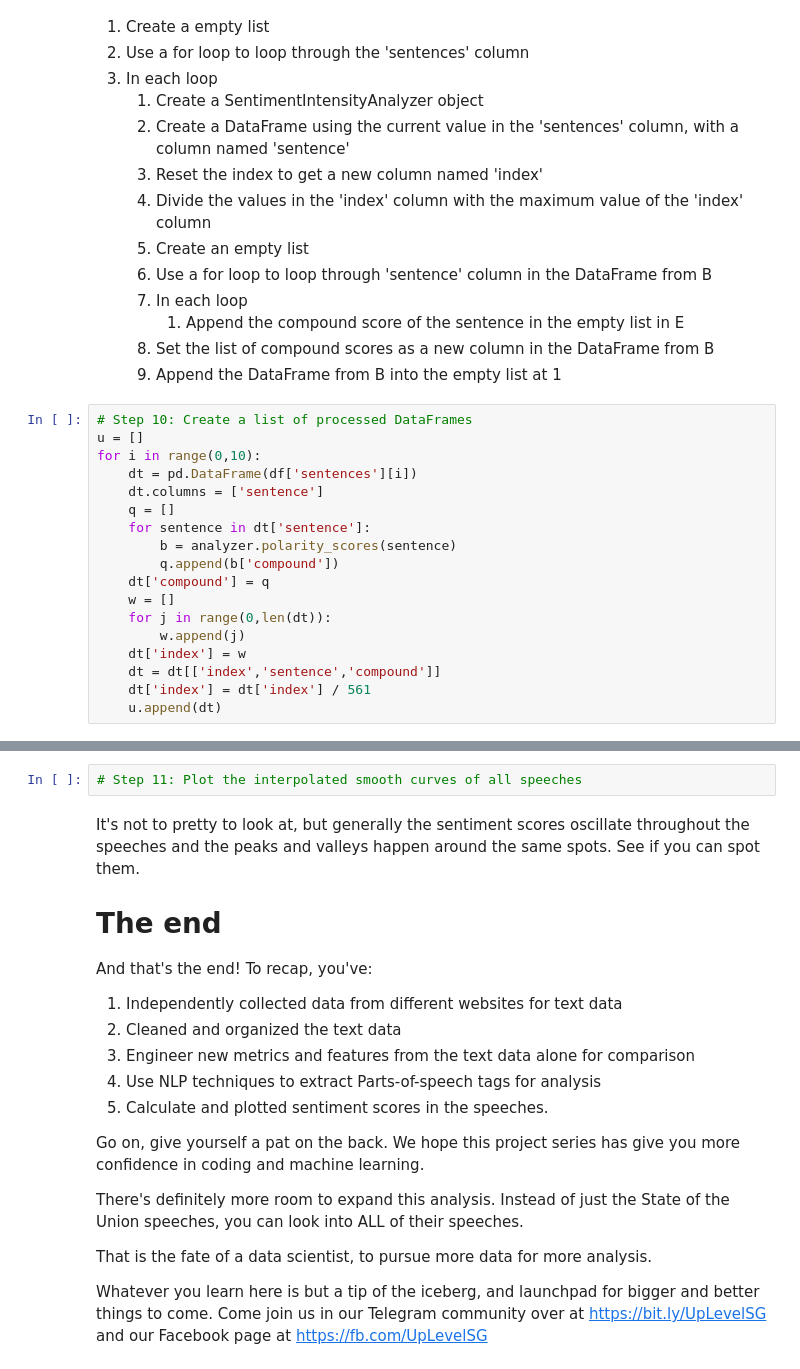
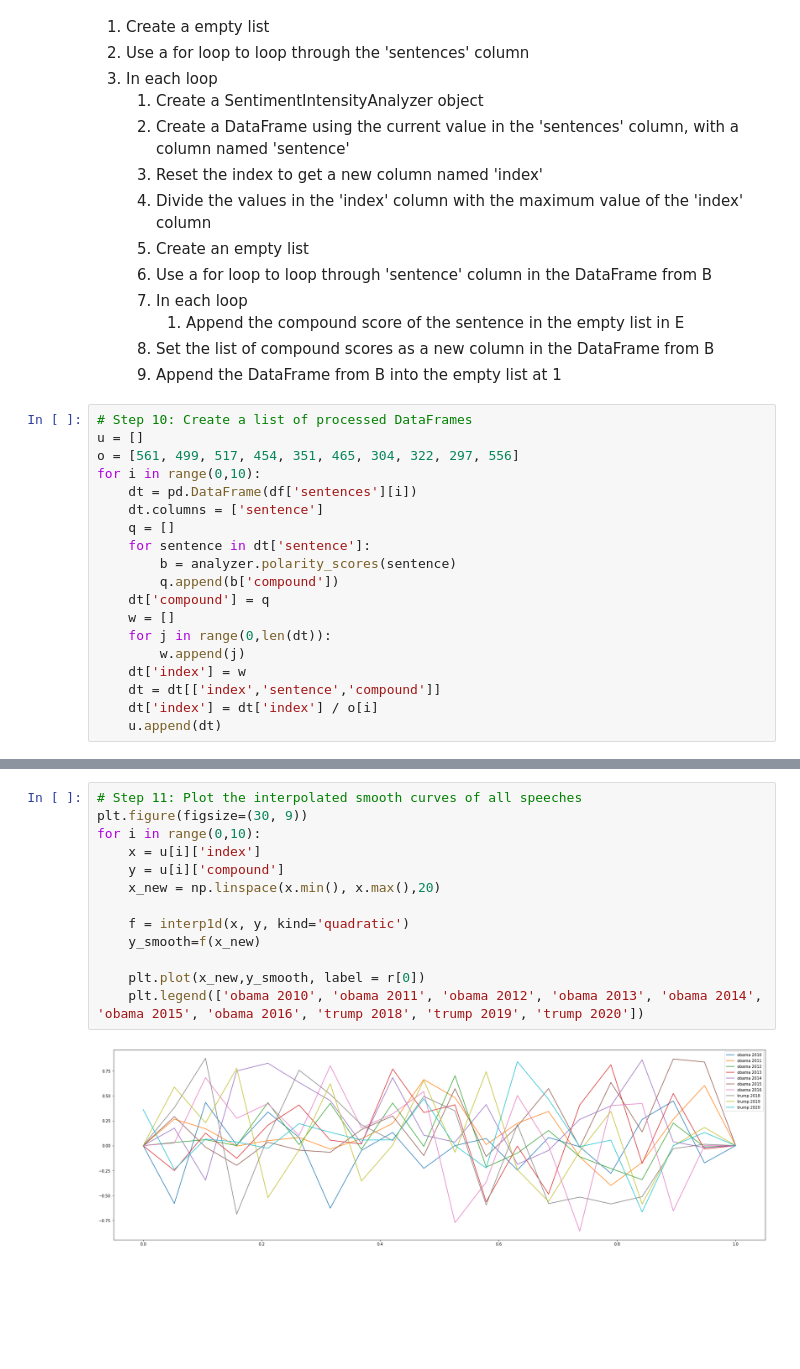
Before and after one commit to daanishrasheed/US-Speech-Analysis, a Jupyter notebook: Project US Speech Analysis (Part V).ipynb, the cells around one changed output, grey strips where cells are left out. Drawn from its saved outputs; the diff is of its cells as text; blank space fills up the shorter version.

Commit message:
done with visualizations and overall analysis

```diff
--- a/Project US Speech Analysis (Part V).ipynb
+++ b/Project US Speech Analysis (Part V).ipynb
@@ -304,6 +244,7 @@ Here's roughly what you'll have to do:
 # %%
 # Step 10: Create a list of processed DataFrames
 u = []
+o = [561, 499, 517, 454, 351, 465, 304, 322, 297, 556]
 for i in range(0,10):
     dt = pd.DataFrame(df['sentences'][i])
     dt.columns = ['sentence']
@@ -317,7 +258,7 @@ for i in range(0,10):
         w.append(j)
     dt['index'] = w
     dt = dt[['index','sentence','compound']]
-    dt['index'] = dt['index'] / 561
+    dt['index'] = dt['index'] / o[i]
     u.append(dt)
 # %% [markdown]
 ### Step 11: Plot the 'compound' scores from all years
@@ -342,20 +277,15 @@ If you successfully loop through the compound scores in each of your DataFrames
-# %%
-# Step 11: Plot the interpolated smooth curves of all speeches
-# %% [markdown]
-It's not to pretty to look at, but generally the sentiment scores oscillate throughout the speeches and the peaks and valleys happen around the same spots. See if you can spot them.
-
-# The end
-And that's the end! To recap, you've:
-1. Independently collected data from different websites for text data
-2. Cleaned and organized the text data
-3. Engineer new metrics and features from the text data alone for comparison
-4. Use NLP techniques to extract Parts-of-speech tags for analysis
-5. Calculate and plotted sentiment scores in the speeches.
-
-Go on, give yourself a pat on the back. We hope this project series has give you more confidence in coding and machine learning.
-
-There's definitely more room to expand this analysis. Instead of just the State of the Union speeches, you can look into ALL of their speeches.
-
-That is the fate of a data scientist, to pursue more data for more analysis.
-
-Whatever you learn here is but a tip of the iceberg, and launchpad for bigger and better things to come. Come join us in our Telegram community over at https://bit.ly/UpLevelSG and our Facebook page at https://fb.com/UpLevelSG
+# %%
+# Step 11: Plot the interpolated smooth curves of all speeches
+plt.figure(figsize=(30, 9))
+for i in range(0,10):
+    x = u[i]['index']
+    y = u[i]['compound']
+    x_new = np.linspace(x.min(), x.max(),20)
+
+    f = interp1d(x, y, kind='quadratic')
+    y_smooth=f(x_new)
+
+    plt.plot(x_new,y_smooth, label = r[0])
+    plt.legend(['obama 2010', 'obama 2011', 'obama 2012', 'obama 2013', 'obama 2014', 'obama 2015', 'obama 2016', 'trump 2018', 'trump 2019', 'trump 2020'])
+# %% [output]
+[figure, added]
```
Also changed, not shown: parts of 7 cells of this notebook.
